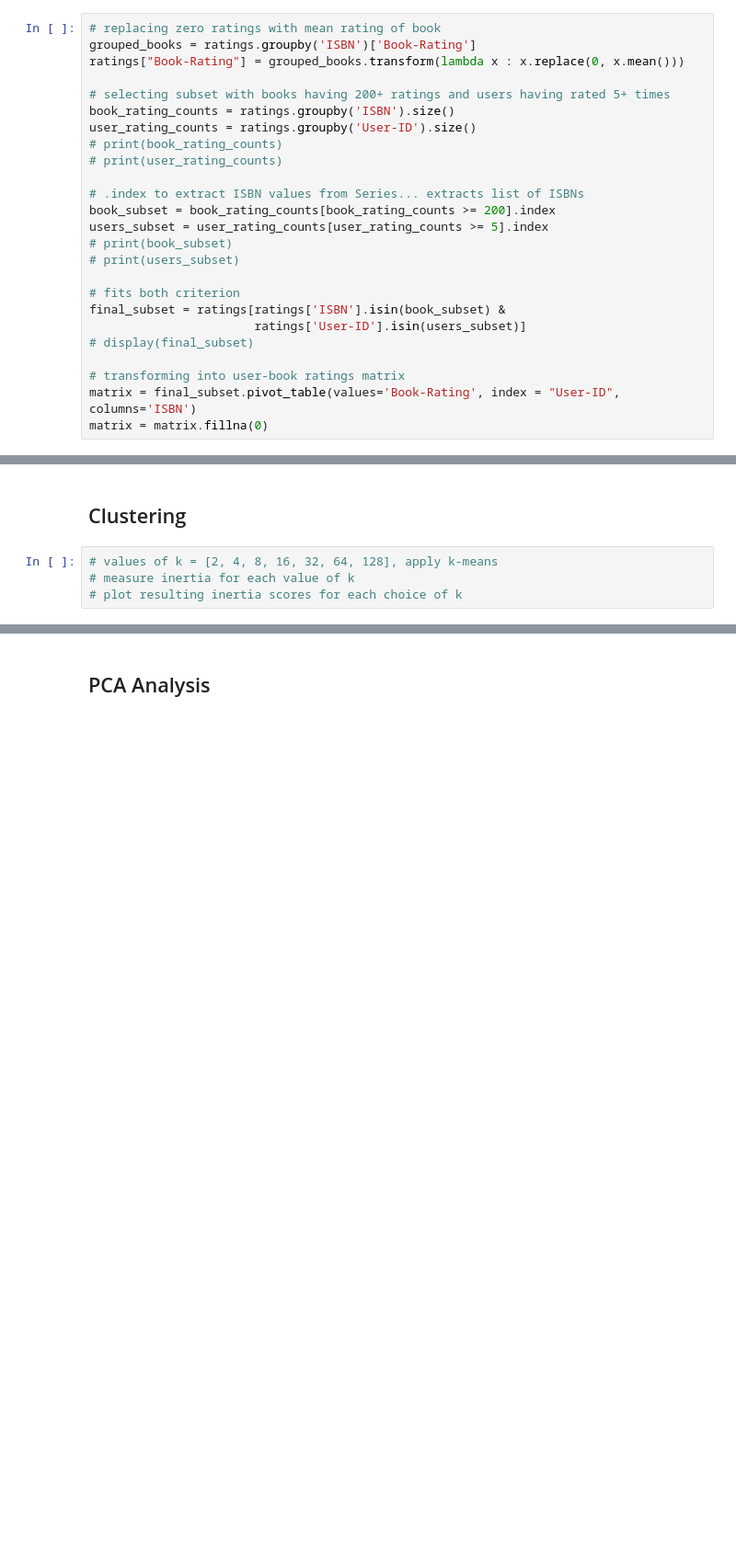
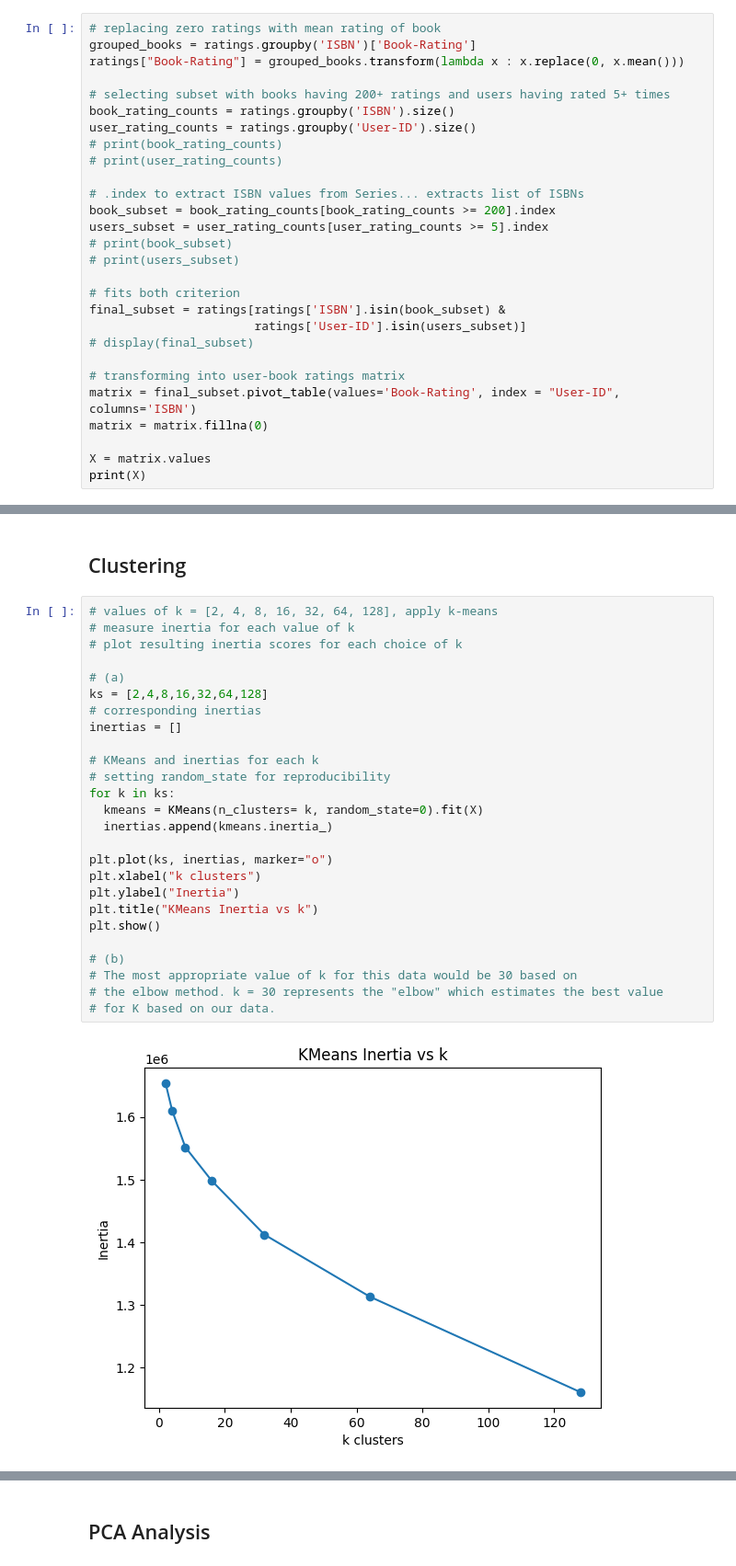
Before and after one commit to Colleen-L/PCA-SVD-clusters, a Jupyter notebook: pca_svd.ipynb, the cells around one changed output, grey strips where cells are left out. Shown at 92% size. Saved outputs shown, nothing was run; the diff lists cells and outputs as text; blank space fills up the shorter version.

Commit message:
clustering

```diff
--- a/pca_svd.ipynb
+++ b/pca_svd.ipynb
@@ -82,4 +82,7 @@ final_subset = ratings[ratings['ISBN'].isin(book_subset) &
 # transforming into user-book ratings matrix
 matrix = final_subset.pivot_table(values='Book-Rating', index = "User-ID", columns='ISBN')
 matrix = matrix.fillna(0)
+
+X = matrix.values
+print(X)
 # %% [output]
@@ -149,4 +129,28 @@ Name: count, dtype: int64
 # %%
 # values of k = [2, 4, 8, 16, 32, 64, 128], apply k-means
 # measure inertia for each value of k
 # plot resulting inertia scores for each choice of k
+
+# (a)
+ks = [2,4,8,16,32,64,128]
+# corresponding inertias
+inertias = []
+
+# KMeans and inertias for each k
+# setting random_state for reproducibility
+for k in ks:
+  kmeans = KMeans(n_clusters= k, random_state=0).fit(X)
+  inertias.append(kmeans.inertia_)
+
+plt.plot(ks, inertias, marker="o")
+plt.xlabel("k clusters")
+plt.ylabel("Inertia")
+plt.title("KMeans Inertia vs k")
+plt.show()
+
+# (b)
+# The most appropriate value of k for this data would be 30 based on
+# the elbow method. k = 30 represents the "elbow" which estimates the best value
+# for K based on our data.
+# %% [output]
+[figure, added]
```
Also changed, not shown: parts of 2 cells of this notebook.
